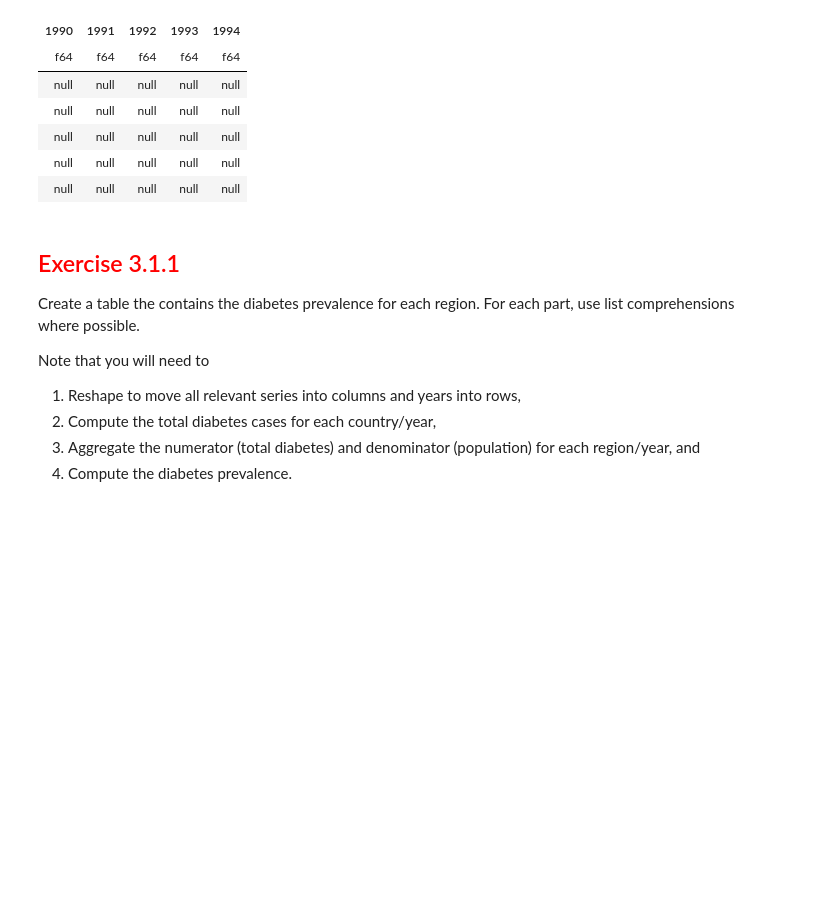
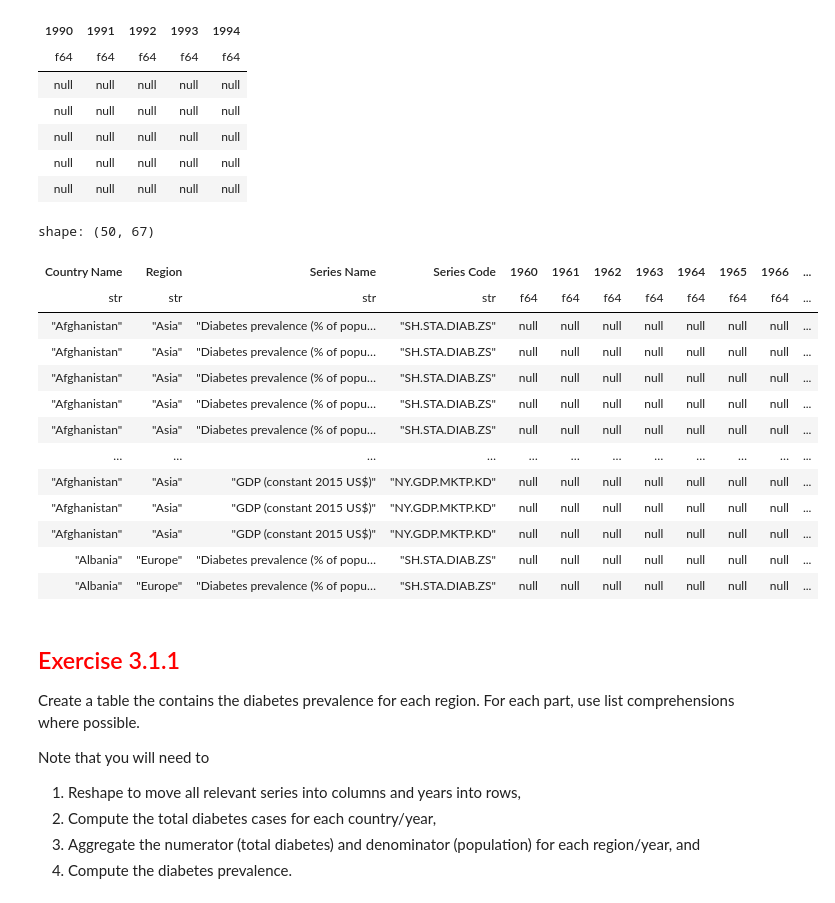
Before and after one commit to piercegritz/class_activities, a Jupyter notebook: 3_1_polars_column_selectors.ipynb, the cells around one changed output. Saved outputs shown, nothing was run; the diff lists cells and outputs as text; code cells hidden in the pictures; blank space fills up the shorter version.

```diff
--- a/3_1_polars_column_selectors.ipynb
+++ b/3_1_polars_column_selectors.ipynb
@@ -276,6 +276,23 @@ shape: (5, 5)
 | null | null | null | null | null |
 | null | null | null | null | null |
 | null | null | null | null | null |
+# %%
+WB_dev_ind.head(50)
+# %% [output]
+shape: (50, 67)
+| Country Name | Region | Series Name | Series Code | 1960 | 1961 | 1962 | 1963 | 1964 | 1965 | 1966 | ... |
+| str | str | str | str | f64 | f64 | f64 | f64 | f64 | f64 | f64 | ... |
+| "Afghanistan" | "Asia" | "Diabetes prevalence (% of popu… | "SH.STA.DIAB.ZS" | null | null | null | null | null | null | null | ... |
+| "Afghanistan" | "Asia" | "Diabetes prevalence (% of popu… | "SH.STA.DIAB.ZS" | null | null | null | null | null | null | null | ... |
+| "Afghanistan" | "Asia" | "Diabetes prevalence (% of popu… | "SH.STA.DIAB.ZS" | null | null | null | null | null | null | null | ... |
+| "Afghanistan" | "Asia" | "Diabetes prevalence (% of popu… | "SH.STA.DIAB.ZS" | null | null | null | null | null | null | null | ... |
+| "Afghanistan" | "Asia" | "Diabetes prevalence (% of popu… | "SH.STA.DIAB.ZS" | null | null | null | null | null | null | null | ... |
+| … | … | … | … | … | … | … | … | … | … | … | ... |
+| "Afghanistan" | "Asia" | "GDP (constant 2015 US$)" | "NY.GDP.MKTP.KD" | null | null | null | null | null | null | null | ... |
+| "Afghanistan" | "Asia" | "GDP (constant 2015 US$)" | "NY.GDP.MKTP.KD" | null | null | null | null | null | null | null | ... |
+| "Afghanistan" | "Asia" | "GDP (constant 2015 US$)" | "NY.GDP.MKTP.KD" | null | null | null | null | null | null | null | ... |
+| "Albania" | "Europe" | "Diabetes prevalence (% of popu… | "SH.STA.DIAB.ZS" | null | null | null | null | null | null | null | ... |
+| "Albania" | "Europe" | "Diabetes prevalence (% of popu… | "SH.STA.DIAB.ZS" | null | null | null | null | null | null | null | ... |
 # %% [markdown]
 ## <font color="red"> Exercise 3.1.1 </font>
 
```
Also changed, not shown: parts of 1 cell of this notebook, 6 other files.
